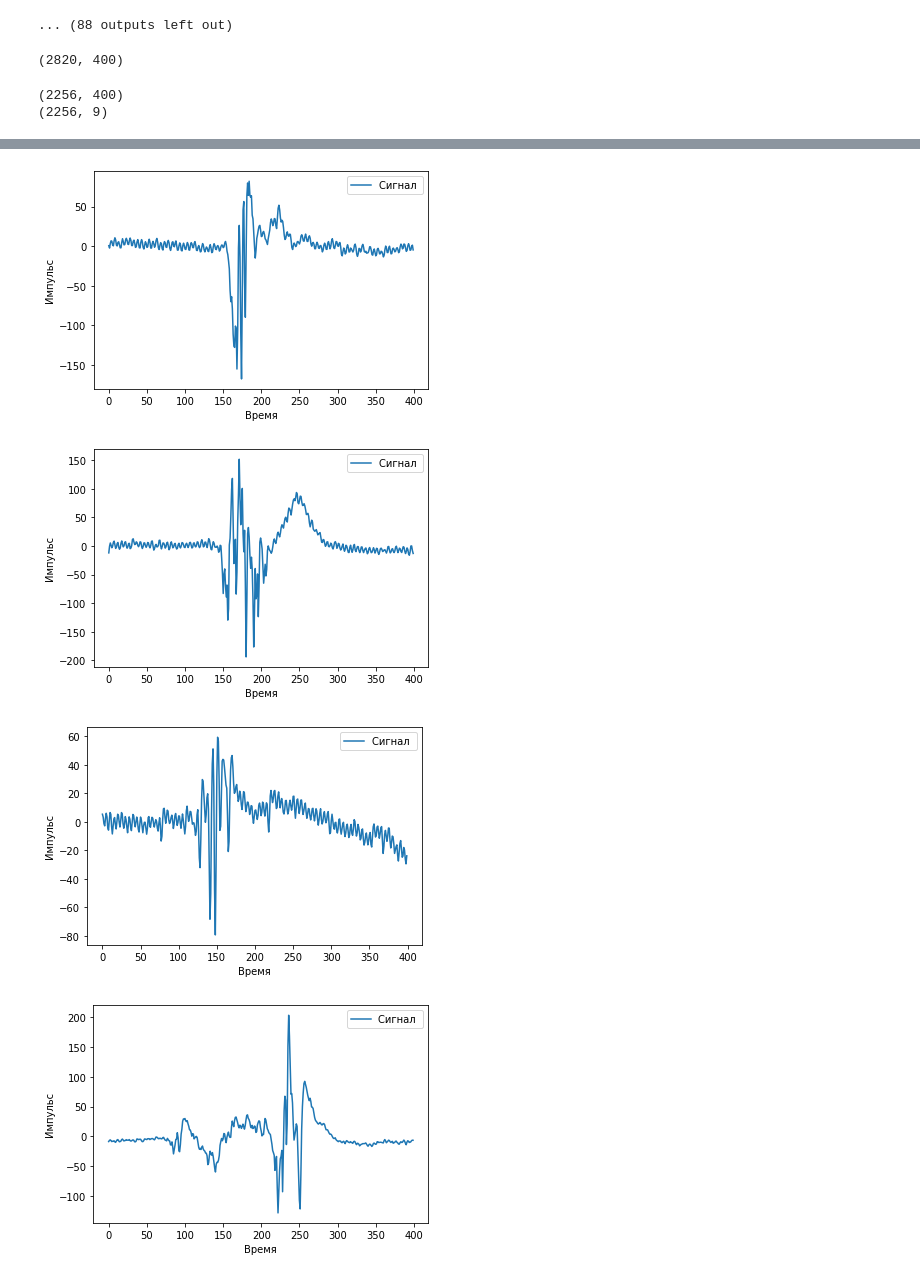
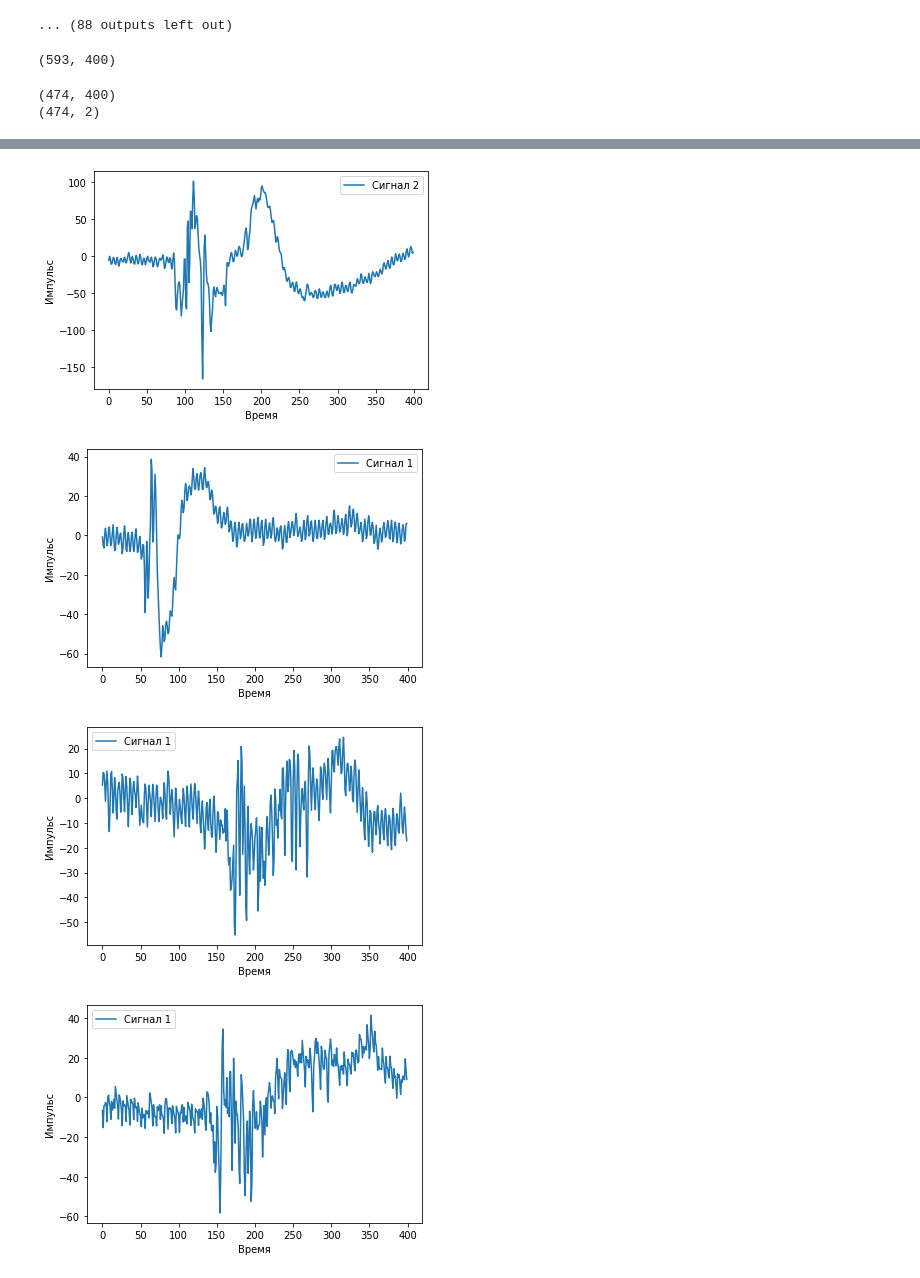
Before and after one commit to vasilevIT/emg-interface, a Jupyter notebook: rnn_emg_example.ipynb, the cells around one changed output, grey strips where cells are left out. Cells and saved outputs as stored; diff of their text form; code cells hidden in the pictures.

Commit message:
Add new dataset class for corrrect data

```diff
--- a/rnn_emg_example.ipynb
+++ b/rnn_emg_example.ipynb
@@ -86,11 +86,11 @@ for X_i in X_train[idx,:]:
 [figure]
 ... (88 outputs left out)
 # %%
-from scipy import signal
-import pickle
-import sys
-import os
-from random import shuffle
+    from scipy import signal
+    import pickle
+    import sys
+    import os
+    from random import shuffle
 
 path = "/Users/antonvasilev/PyCharmProjects/emg-interface/nine_movs_six_sub_split/"
 
@@ -98,12 +98,15 @@ path = "/Users/antonvasilev/PyCharmProjects/emg-interface/nine_movs_six_sub_spli
 sec_path = "./"
 persons = [1, 2, 3, 4, 5, 6]
 
-def create_dataset(file_path, persons):
+def create_dataset(file_path, persons, moves=None):
+    if (moves is None):
+        moves = [0, 1, 2, 3, 4, 5, 6, 7, 8]
+
     path = file_path + "{}_{}.pickle"
     sgn = []
     lbl = []
     for i in persons:
-        for j in range(9):
+        for j in moves:
             with open(path.format(i, j + 1), "rb") as fp:  # Unpickling
                 data = pickle.load(fp)
 
@@ -136,21 +139,25 @@ def create_dataset(file_path, persons):
 
     return train_signals, train_labels, val_signals, val_labels
 
-(X_train2,train_labels,__,___ ) = create_dataset(path, persons)
+# only two hand moves take in dataset
+moves = [0, 1]
+
+(X_train2,train_labels,__,___ ) = create_dataset(path, persons, moves)
 # %% [output]
-(2820, 400)
+(593, 400)
 # %%
 X_train2 = np.array(X_train2)
 print(X_train2.shape)
 print(train_labels.shape)
-idx = np.random.randint(0, X_train2.shape[0], size=100)
-for X_i in X_train2[idx,:]:
+idx = np.random.randint(0, X_train2.shape[0], size=10)
+for i in idx:
+    X_i = X_train2[i]
     plt.plot(X_i,
-             label='Сигнал ')
+             label='Сигнал ' + str(np.argmax(train_labels[i]) + 1))
     plt.xlabel('Время')
     plt.ylabel('Импульс')
     plt.legend()
     plt.show()
 # %% [output]
-(2256, 400)
-(2256, 9)
+(474, 400)
+(474, 2)
@@ -160,4 +167,4 @@ for X_i in X_train2[idx,:]:
-[figure, old version]
+[figure, new version]
-[figure, old version]
+[figure, new version]
-[figure, old version]
+[figure, new version]
-[figure, old version]
+[figure, new version]
```
Also changed, not shown: parts of 4 cells of this notebook, 2 other files.
